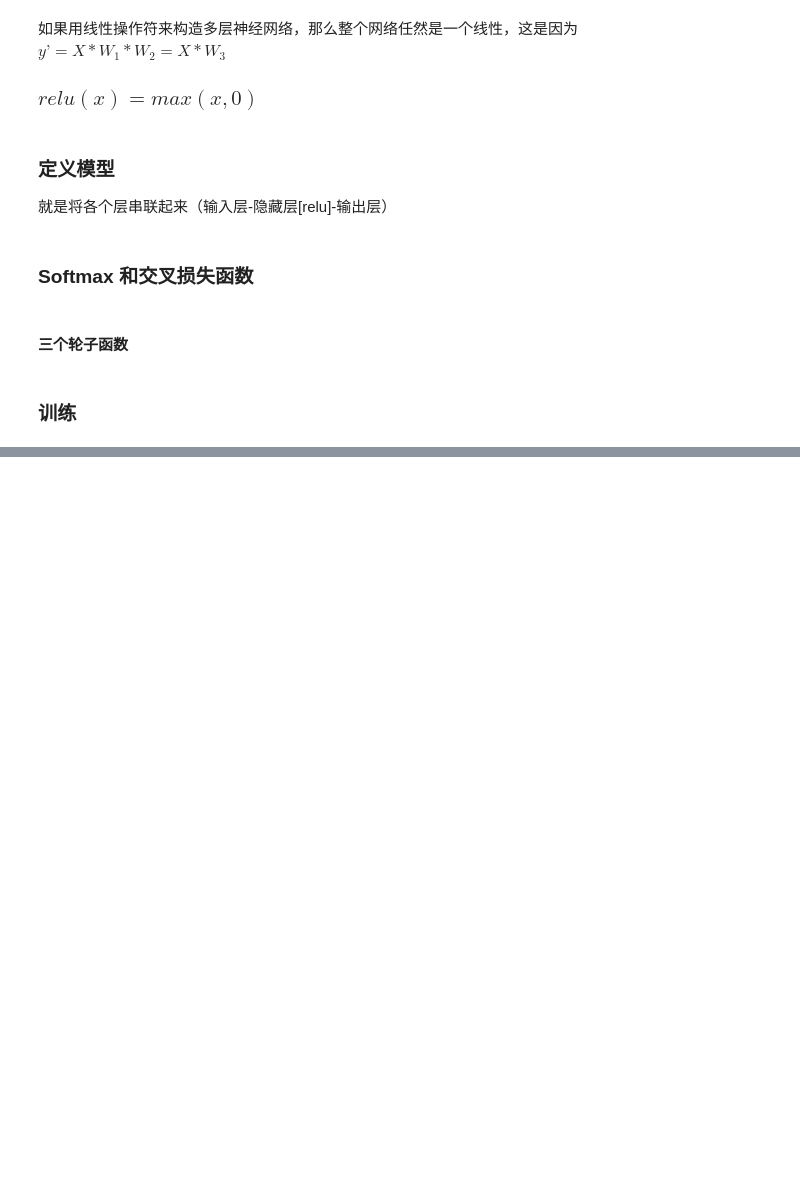
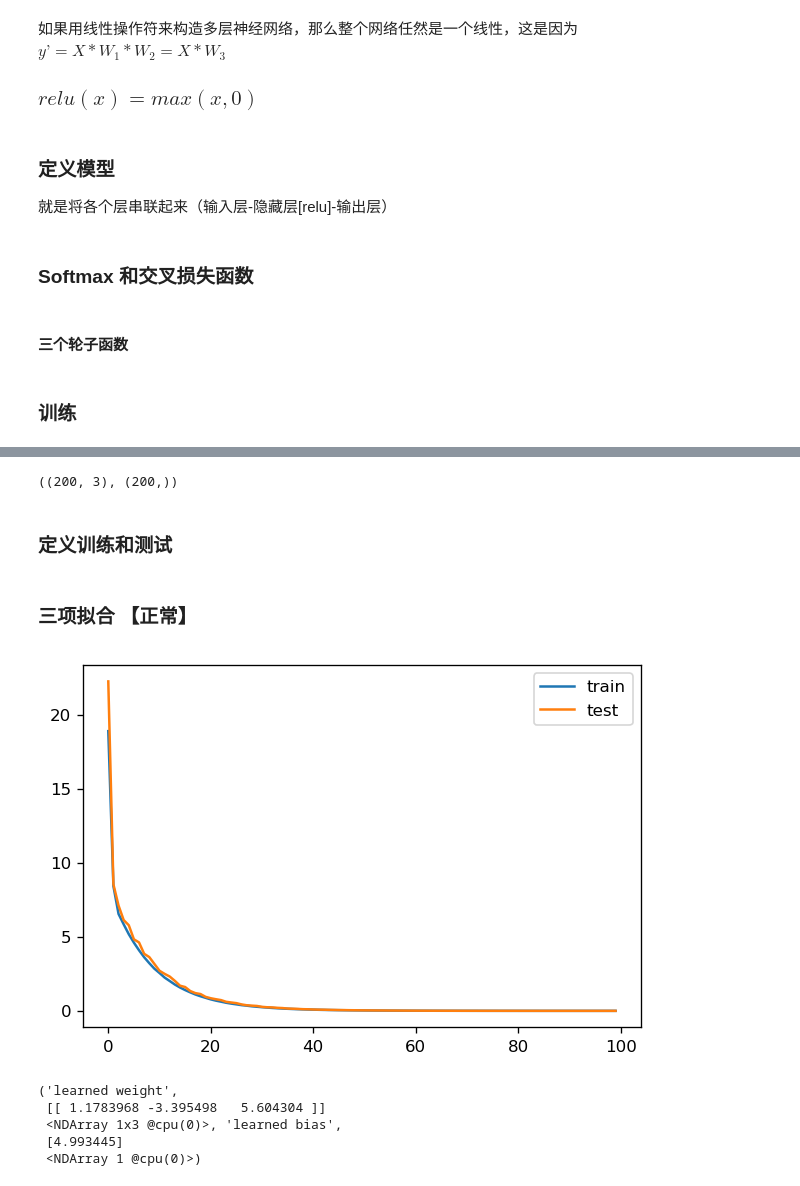
Before and after one commit to 499244188/Mx, a Jupyter notebook: 第二课 过拟合、多层感知机.ipynb, the cells around one changed output, grey strips where cells are left out. Drawn from its saved outputs; the diff is of its cells as text; code cells hidden in the pictures; blank space fills up the shorter version.

```diff
--- a/第二课 过拟合、多层感知机.ipynb
+++ b/第二课 过拟合、多层感知机.ipynb
@@ -104,0 +119,7 @@ Epoch 4. Loss: 0.276812, Train acc 0.899934,Test acc 0.022334
+# %%
+from mxnet import autograd
+from mxnet import ndarray as nd
+
+batch_size = 256
+train_data = gluon.data.DataLoader(mnist_train,batch_size,shuffle=True)
+test_data = gluon.data.DataLoader(mnist_test,batch_size,shuffle=False)
@@ -104,0 +129,21 @@ Epoch 4. Loss: 0.276812, Train acc 0.899934,Test acc 0.022334
+# %%
+softmax_cross_entropy = gluon.loss.SoftmaxCrossEntropyLoss()
+trainer = gluon.Trainer(net.collect_params(),'sgd',{'learning_rate':0.5})
+
+for epoch in range(5):
+    train_loss = 0.
+    train_acc = 0.
+    for data,label in train_data:
+        with autograd.record():
+            output = net(data)
+            loss = softmax_cross_entropy(output,label)
+        loss.backward()
+        trainer.step(batch_size)
+
+        train_loss += nd.mean(loss).asscalar()
+        train_acc += accuracy(output,label)
+
+    test_acc = evaluate_accuracy(test_data,net)
+    print("Epoch %d. Loss: %f, Train acc %f,Test acc %f"%\
+         (epoch,train_loss/len(train_data),train_acc/len(train_data),
+         test_acc))
@@ -104,0 +167,9 @@ Epoch 4. Loss: 0.276812, Train acc 0.899934,Test acc 0.022334
+# %%
+from mxnet import ndarray as nd
+from mxnet import autograd
+from mxnet import gluon
+
+num_train=100
+num_test = 100
+true_w = [1.2,-3.4,5.6]
+true_b = 5.0
@@ -104,0 +178,12 @@ Epoch 4. Loss: 0.276812, Train acc 0.899934,Test acc 0.022334
+# %%
+x = nd.random.normal(shape=(num_train+num_test,1))  #200*1的矩阵
+X = nd.concat(x,nd.power(x,2),nd.power(x,3))
+y = true_w[0]*X[:,0]+true_w[1]*X[:,1]+true_w[2]*X[:,2]+true_b
+y += .1*nd.random_normal(shape=y.shape)
+y_train,y_test = y[:num_train],y[num_train:]
+# %%
+X.shape,y.shape
+# %% [output]
+((200, 3), (200,))
+# %% [markdown]
+### 定义训练和测试
@@ -104,0 +239,11 @@ Epoch 4. Loss: 0.276812, Train acc 0.899934,Test acc 0.022334
+# %% [markdown]
+### 三项拟合  【正常】
+# %%
+train(X[:num_train,:],X[num_train:,:],y[:num_train],y[num_train:])
+# %% [output]
+[figure, added]
+('learned weight',
+ [[ 1.1783968 -3.395498   5.604304 ]]
+ <NDArray 1x3 @cpu(0)>, 'learned bias',
+ [4.993445]
+ <NDArray 1 @cpu(0)>)
```
Also changed, not shown: parts of 68 cells of this notebook, 4 other files.
